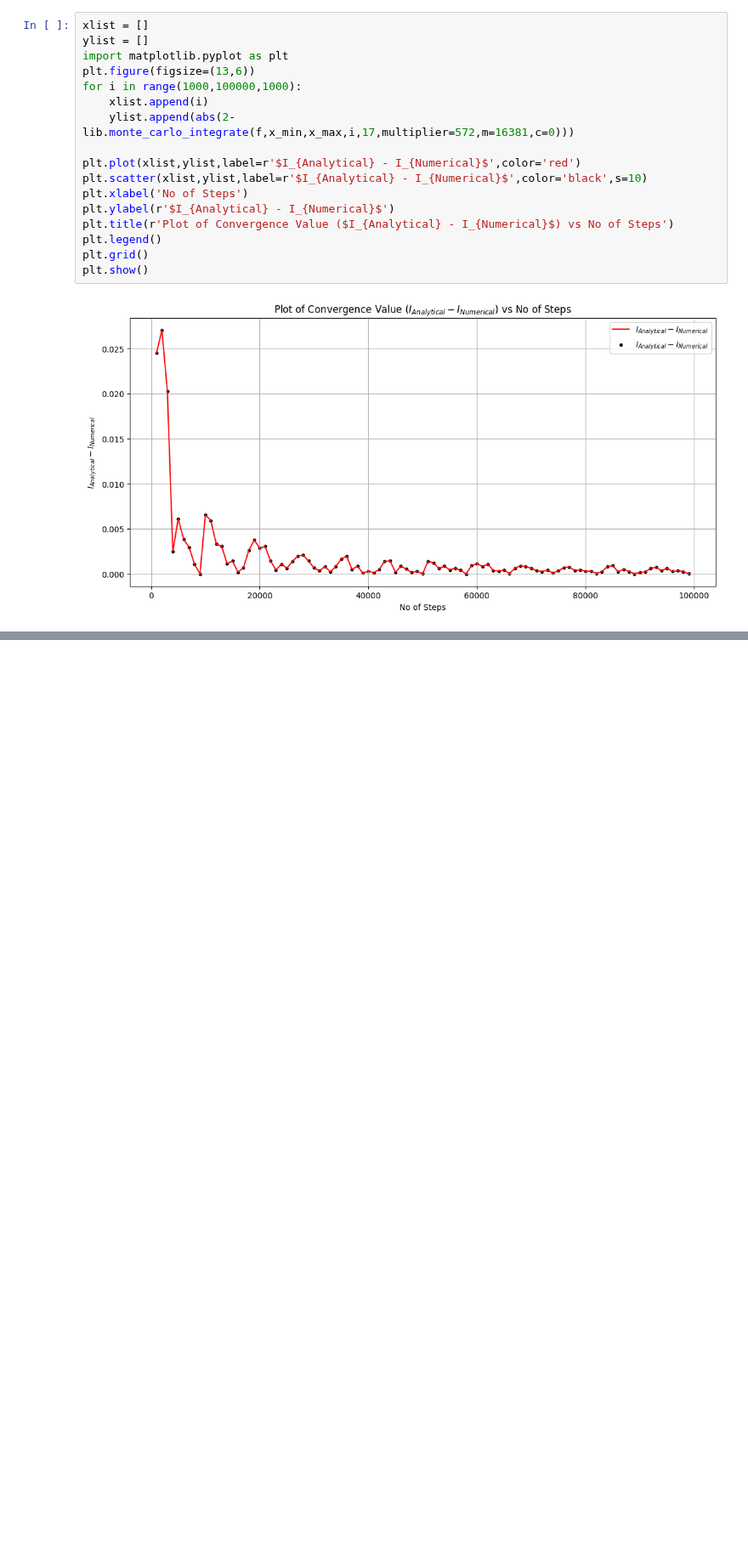
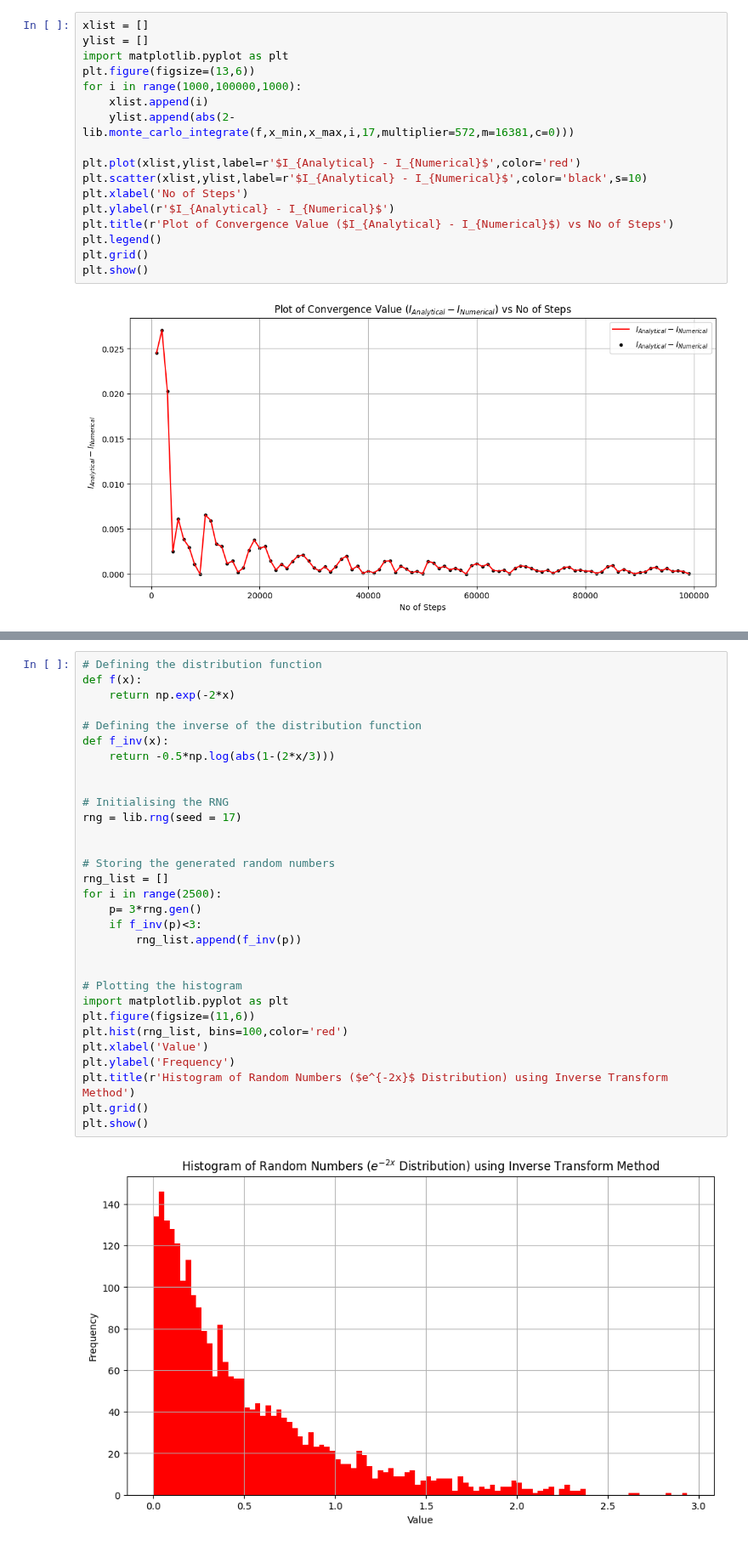
Before and after one commit to ananthapadmanabhan18/P452_Computational_Physics, a Jupyter notebook: Assignments/Assignment-4/Answer_asgn4.ipynb, the cells around one changed output, grey strips where cells are left out. Shown at 85% size. Saved outputs shown, nothing was run; the diff lists cells and outputs as text; blank space fills up the shorter version.

```diff
--- a/Assignments/Assignment-4/Answer_asgn4.ipynb
+++ b/Assignments/Assignment-4/Answer_asgn4.ipynb
@@ -84,0 +124,33 @@ plt.show()
+# %%
+# Defining the distribution function
+def f(x):
+    return np.exp(-2*x)
+
+# Defining the inverse of the distribution function
+def f_inv(x):
+    return -0.5*np.log(abs(1-(2*x/3)))
+
+
+# Initialising the RNG
+rng = lib.rng(seed = 17)
+
+
+# Storing the generated random numbers
+rng_list = []
+for i in range(2500):
+    p= 3*rng.gen()
+    if f_inv(p)<3:
+        rng_list.append(f_inv(p))
+
+
+# Plotting the histogram
+import matplotlib.pyplot as plt
+plt.figure(figsize=(11,6))
+plt.hist(rng_list, bins=100,color='red')
+plt.xlabel('Value')
+plt.ylabel('Frequency')
+plt.title(r'Histogram of Random Numbers ($e^{-2x}$ Distribution) using Inverse Transform Method')
+plt.grid()
+plt.show()
+# %% [output]
+[figure, added]
```
Also changed, not shown: parts of 13 cells of this notebook, 1 other file.
